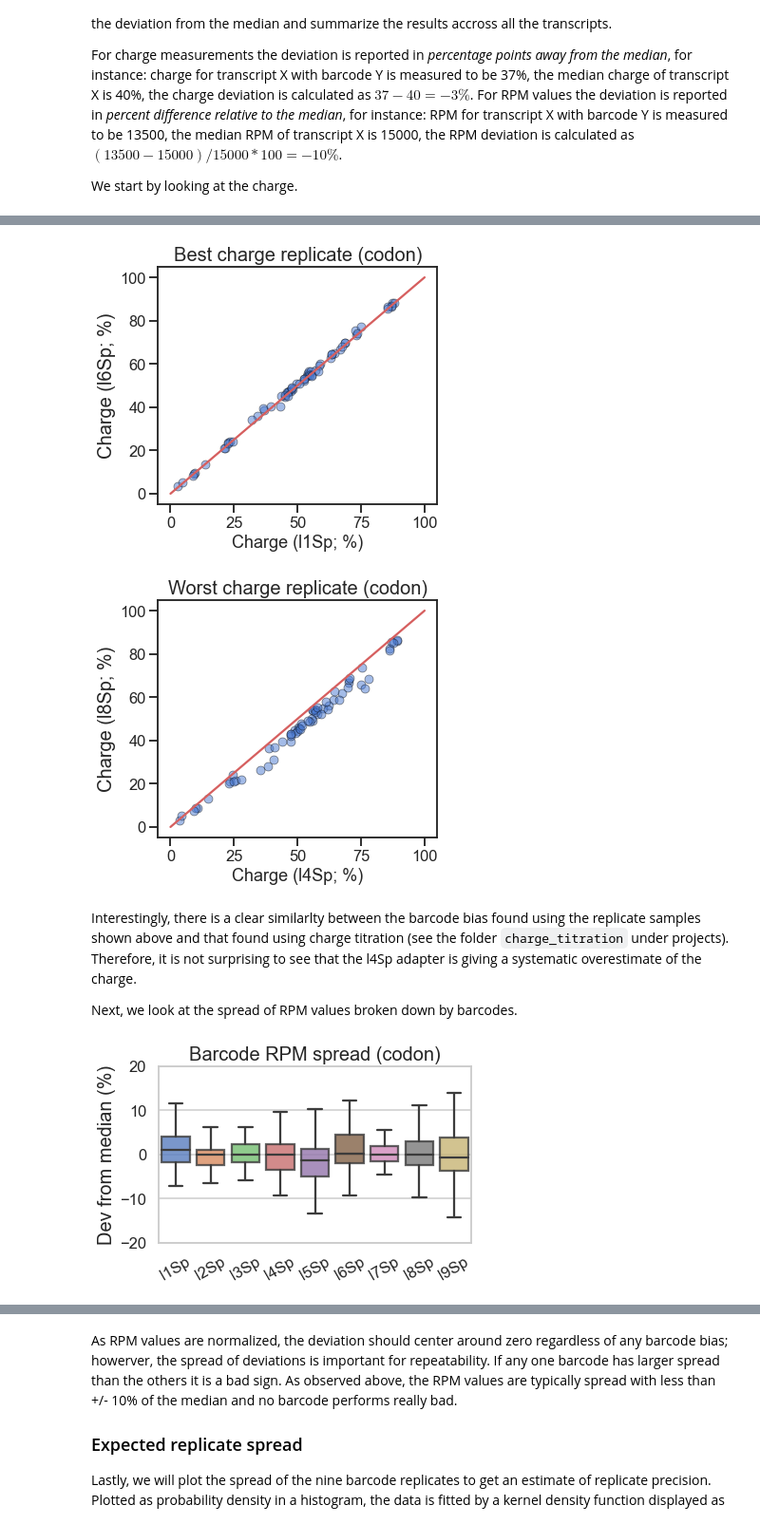
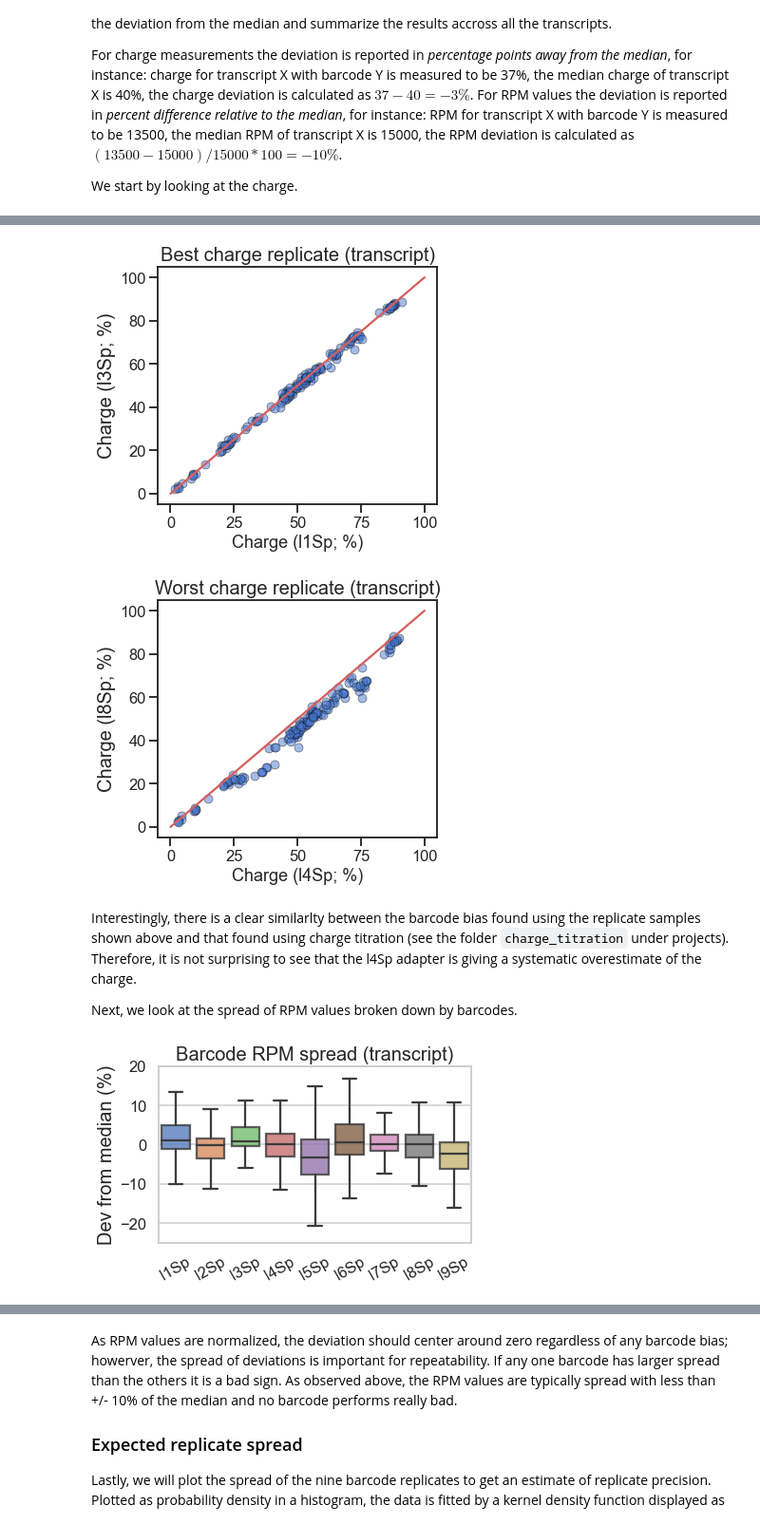
Before and after one commit to krdav/tRNA-charge-seq, a Jupyter notebook: projects/masked-align_analysis/analysis_plotting_pub.ipynb, the cells around one changed output, grey strips where cells are left out. Shown at 95% size. Drawn from its saved outputs; the diff is of its cells as text; code cells hidden in the pictures.

```diff
--- a/projects/masked-align_analysis/analysis_plotting_pub.ipynb
+++ b/projects/masked-align_analysis/analysis_plotting_pub.ipynb
@@ -478,8 +478,8 @@ We start by looking at the charge.
 # %%
 # Calculate the deviation from the median
 # for RPM values and charge:
-# tr_OR_cd = 'tRNA_anno_short'
-tr_OR_cd = 'AA_codon'
+tr_OR_cd = 'tRNA_anno_short'
+# tr_OR_cd = 'AA_codon'
 
 cols_sele = [tr_OR_cd, \
              'RPM_masked_mean', 'RPM_masked_median', 'RPM_masked_std', \
@@ -602,8 +602,8 @@ with PdfPages('data/plotting_pub/charge_repeatability_{}.pdf'.format(AA_tr_ext))
     fig.tight_layout()
     pp.savefig(fig, bbox_inches='tight')
 # %% [output]
-[figure, old version]
+[figure, new version]
-[figure, old version]
+[figure, new version]
 # %% [markdown]
 Interestingly, there is a clear similarlty between the barcode bias found using the replicate samples shown above and that found using charge titration (see the folder `charge_titration` under projects).
 Therefore, it is not surprising to see that the l4Sp adapter is giving a systematic overestimate of the charge.
@@ -612,26 +612,26 @@ Next, we look at the spread of RPM values broken down by barcodes.
 # %%
 # Plot RPM deviation from media broken down by barcode:
 min_mask = charge_df['RPM_masked_mean'] > 1000
 bc_order = sorted(set(charge_df['barcode']))
 with sns.axes_style("whitegrid"):
     fig, ax1 = plt.subplots(1, 1, figsize=(6, 4))
     g1 = sns.boxplot(data=charge_df[min_mask], x='barcode', y='RPM_median_dev_p', \
                      boxprops=dict(alpha=0.8), order=bc_order, fliersize=False)
-    g1.set(ylim=(-20, 20))
+    g1.set(ylim=(-25, 20))
     if tr_OR_cd == 'AA_codon':
         g1.set_title('Barcode RPM spread (codon)', fontsize=20)
     elif tr_OR_cd == 'tRNA_anno_short':
         g1.set_title('Barcode RPM spread (transcript)', fontsize=20)
     g1.set_xlabel('')
     g1.set_ylabel('Dev from median (%)', fontsize=20)
     g1.set_xticklabels(g1.get_xticklabels(), rotation=30)
     fig.tight_layout()
     if tr_OR_cd == 'AA_codon':
         fig.savefig('data/plotting_pub/barcode_median-deviation_RPM_codon.pdf', bbox_inches='tight')
     elif tr_OR_cd == 'tRNA_anno_short':
         fig.savefig('data/plotting_pub/barcode_median-deviation_RPM_tr.pdf', bbox_inches='tight')
 # %% [output]
-[figure, old version]
+[figure, new version]
 # %%
 if tr_OR_cd == 'AA_codon':
     AA_tr_ext = 'codon'
```
Also changed, not shown: parts of 4 cells of this notebook, 42 other files.
